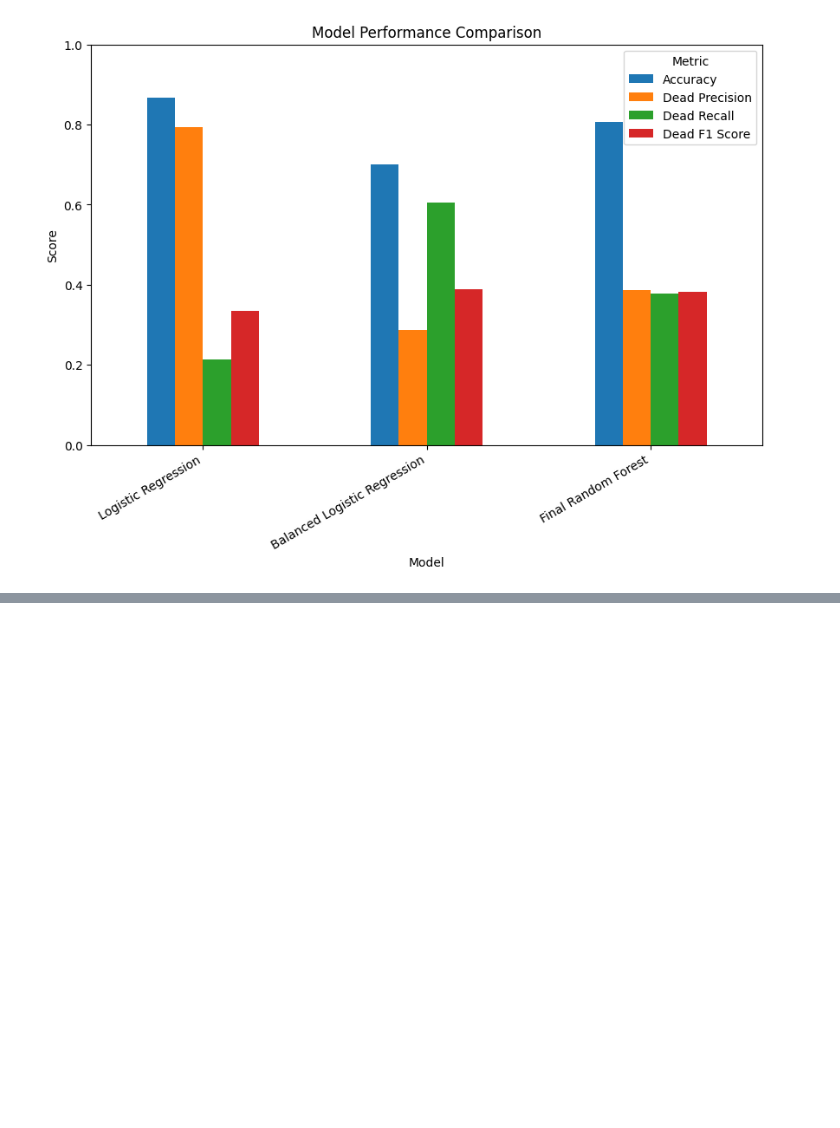
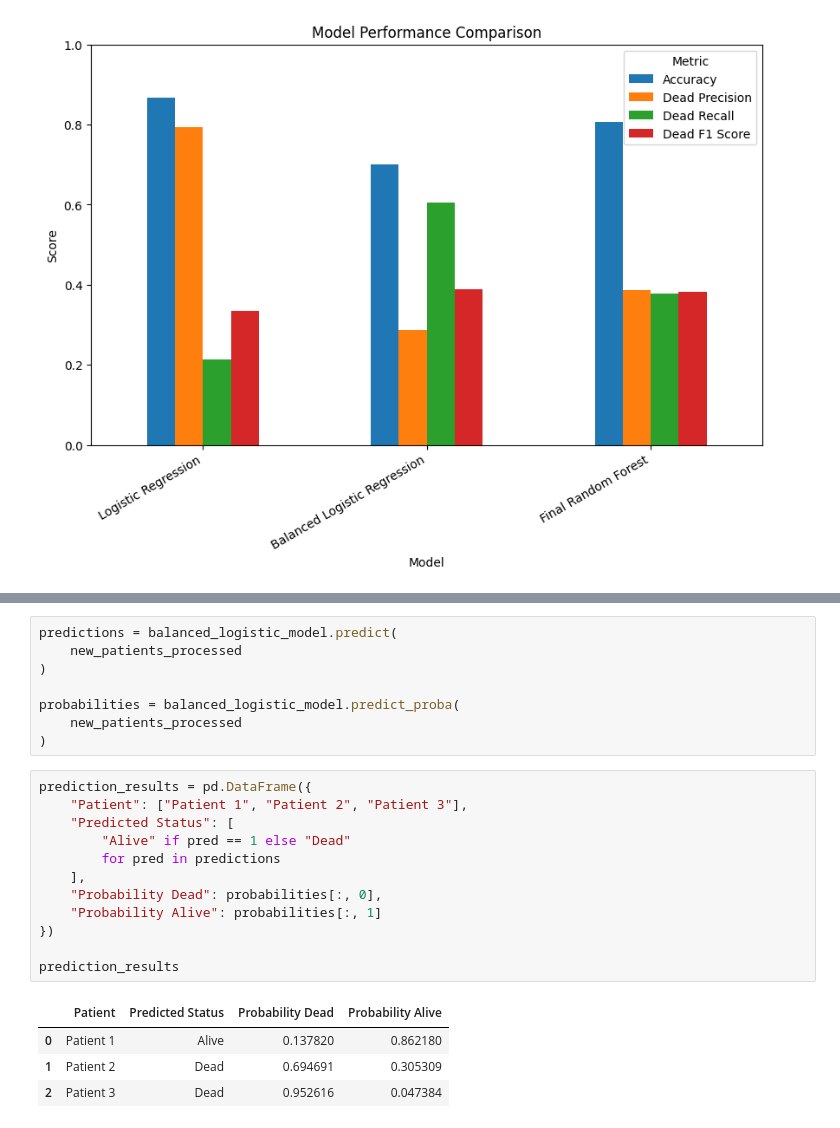
Before and after one commit to mohammadSous/breast-cancer-survival-prediction, a Jupyter notebook: main.ipynb, the cells around one changed output, grey strips where cells are left out. Saved outputs shown, nothing was run; the diff lists cells and outputs as text; blank space fills up the shorter version.

```diff
--- a/main.ipynb
+++ b/main.ipynb
@@ -761,0 +804,25 @@ plt.show()
+# %%
+predictions = balanced_logistic_model.predict(
+    new_patients_processed
+)
+
+probabilities = balanced_logistic_model.predict_proba(
+    new_patients_processed
+)
+# %%
+prediction_results = pd.DataFrame({
+    "Patient": ["Patient 1", "Patient 2", "Patient 3"],
+    "Predicted Status": [
+        "Alive" if pred == 1 else "Dead"
+        for pred in predictions
+    ],
+    "Probability Dead": probabilities[:, 0],
+    "Probability Alive": probabilities[:, 1]
+})
+
+prediction_results
+# %% [output]
+|  | Patient | Predicted Status | Probability Dead | Probability Alive |
+| 0 | Patient 1 | Alive | 0.137820 | 0.862180 |
+| 1 | Patient 2 | Dead | 0.694691 | 0.305309 |
+| 2 | Patient 3 | Dead | 0.952616 | 0.047384 |
```
Also changed, not shown: parts of 5 cells of this notebook.
